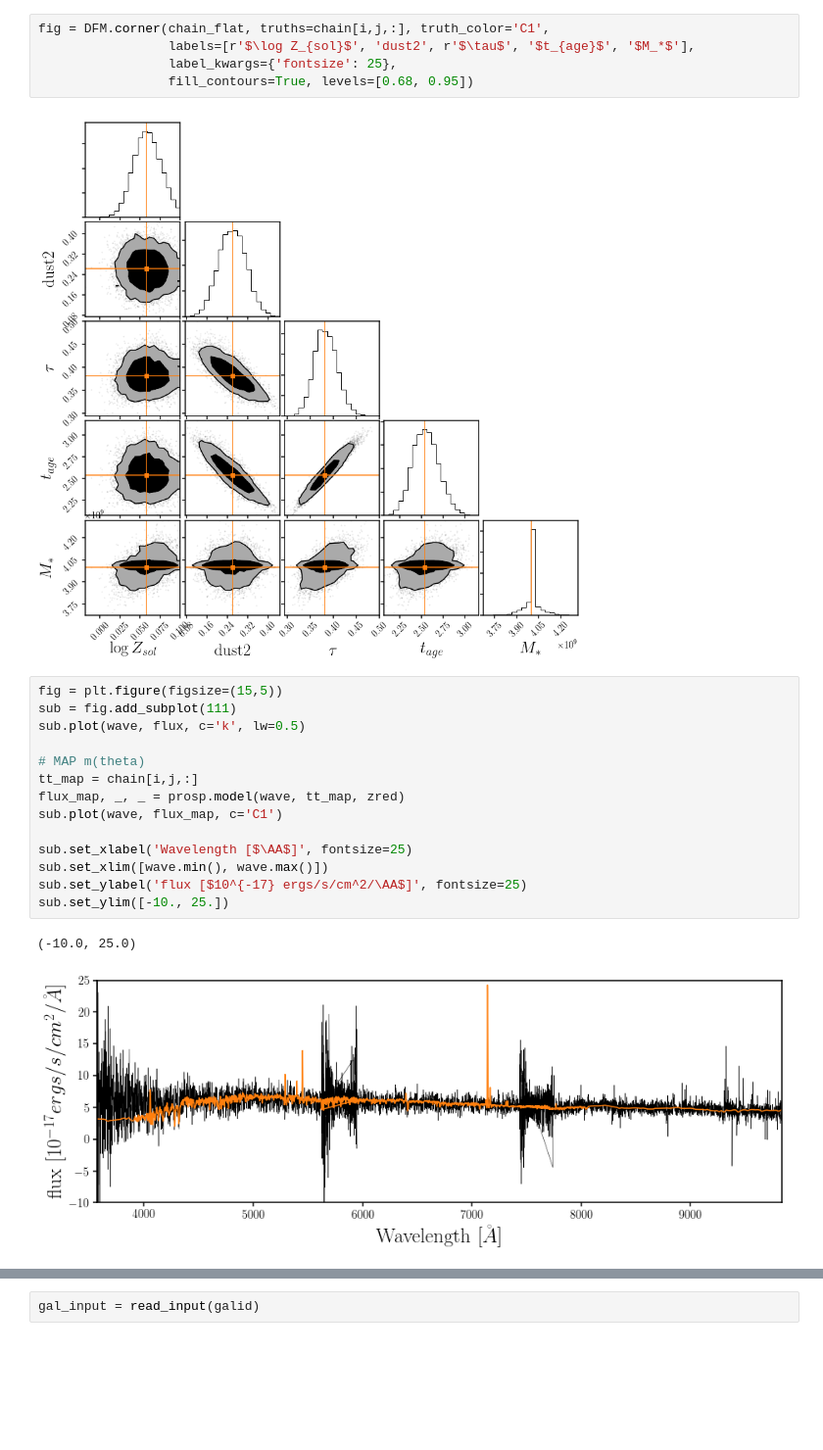
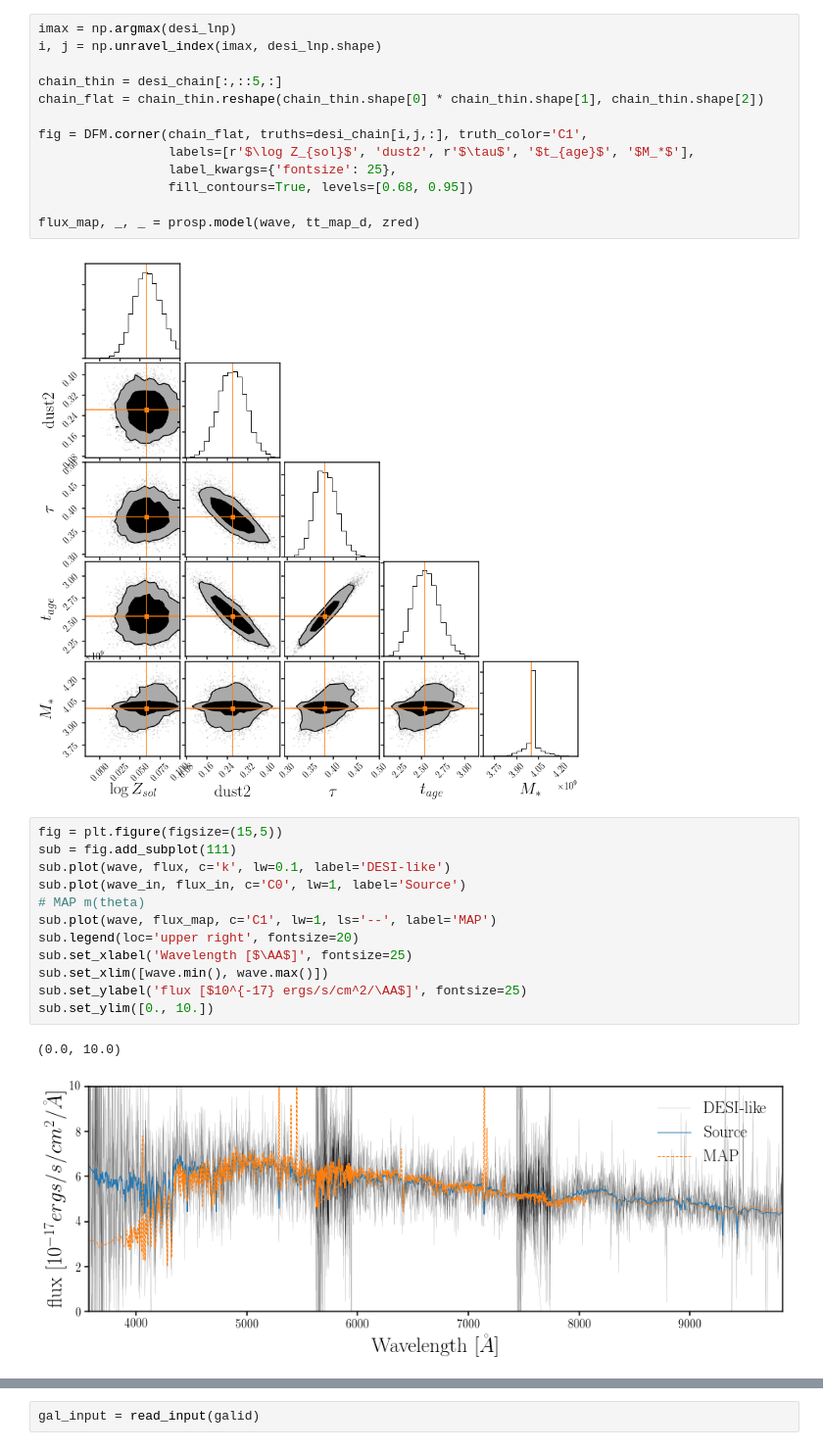
Before and after one commit to changhoonhahn/FOMOspec, a Jupyter notebook: notebook/local_prospector_emcee.ipynb, the cells around one changed output, grey strips where cells are left out. Shown: that part at 98% size. Saved outputs shown, nothing was run; the diff lists cells and outputs as text; blank space fills up the shorter version.

```diff
--- a/notebook/local_prospector_emcee.ipynb
+++ b/notebook/local_prospector_emcee.ipynb
@@ -67,24 +68,30 @@ chain_flat = chain_thin.reshape(chain_thin.shape[0] * chain_thin.shape[1], chain
 # %%
-fig = DFM.corner(chain_flat, truths=chain[i,j,:], truth_color='C1',
+imax = np.argmax(desi_lnp)
+i, j = np.unravel_index(imax, desi_lnp.shape)
+
+chain_thin = desi_chain[:,::5,:]
+chain_flat = chain_thin.reshape(chain_thin.shape[0] * chain_thin.shape[1], chain_thin.shape[2])
+
+fig = DFM.corner(chain_flat, truths=desi_chain[i,j,:], truth_color='C1',
                  labels=[r'$\log Z_{sol}$', 'dust2', r'$\tau$', '$t_{age}$', '$M_*$'],
                  label_kwargs={'fontsize': 25},
                  fill_contours=True, levels=[0.68, 0.95])
+
+flux_map, _, _ = prosp.model(wave, tt_map_d, zred)
 # %% [output]
 [figure]
 # %%
 fig = plt.figure(figsize=(15,5))
 sub = fig.add_subplot(111)
-sub.plot(wave, flux, c='k', lw=0.5)
-
+sub.plot(wave, flux, c='k', lw=0.1, label='DESI-like')
+sub.plot(wave_in, flux_in, c='C0', lw=1, label='Source')
 # MAP m(theta)
-tt_map = chain[i,j,:]
-flux_map, _, _ = prosp.model(wave, tt_map, zred)
-sub.plot(wave, flux_map, c='C1')
-
+sub.plot(wave, flux_map, c='C1', lw=1, ls='--', label='MAP')
+sub.legend(loc='upper right', fontsize=20)
 sub.set_xlabel('Wavelength [$\AA$]', fontsize=25)
 sub.set_xlim([wave.min(), wave.max()])
 sub.set_ylabel('flux [$10^{-17} ergs/s/cm^2/\AA$]', fontsize=25)
-sub.set_ylim([-10., 25.])
+sub.set_ylim([0., 10.])
 # %% [output]
-(-10.0, 25.0)
+(0.0, 10.0)
-[figure, old version]
+[figure, new version]
```
Also changed, not shown: parts of 12 cells of this notebook, 4 other files.
